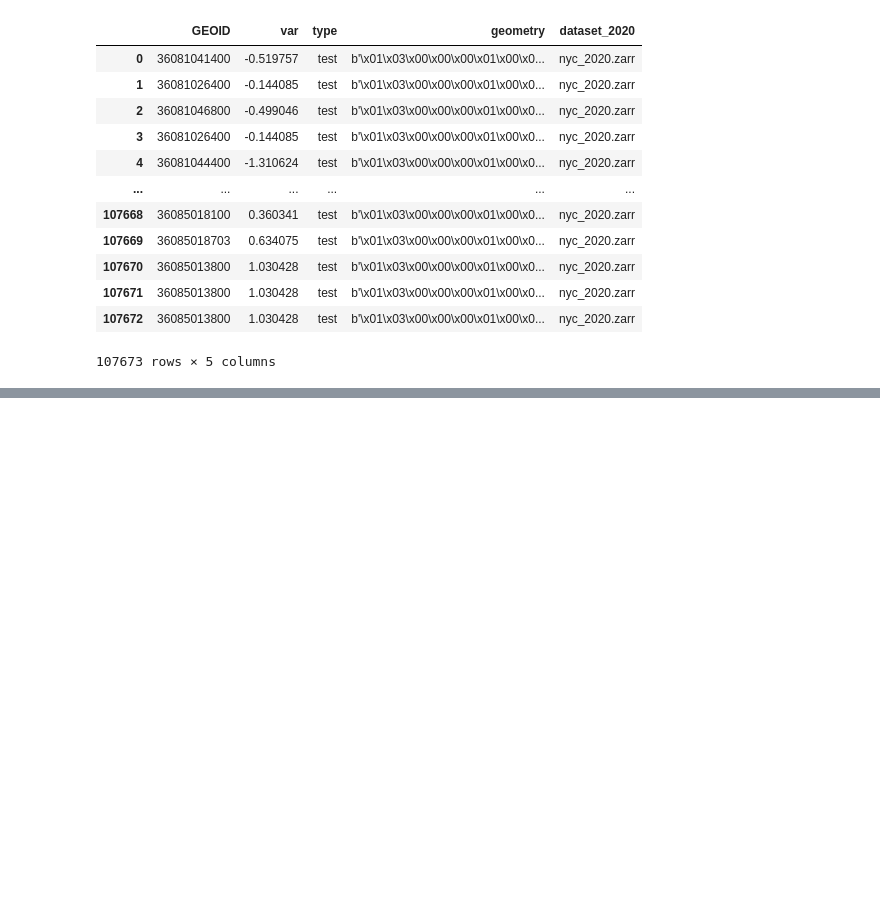
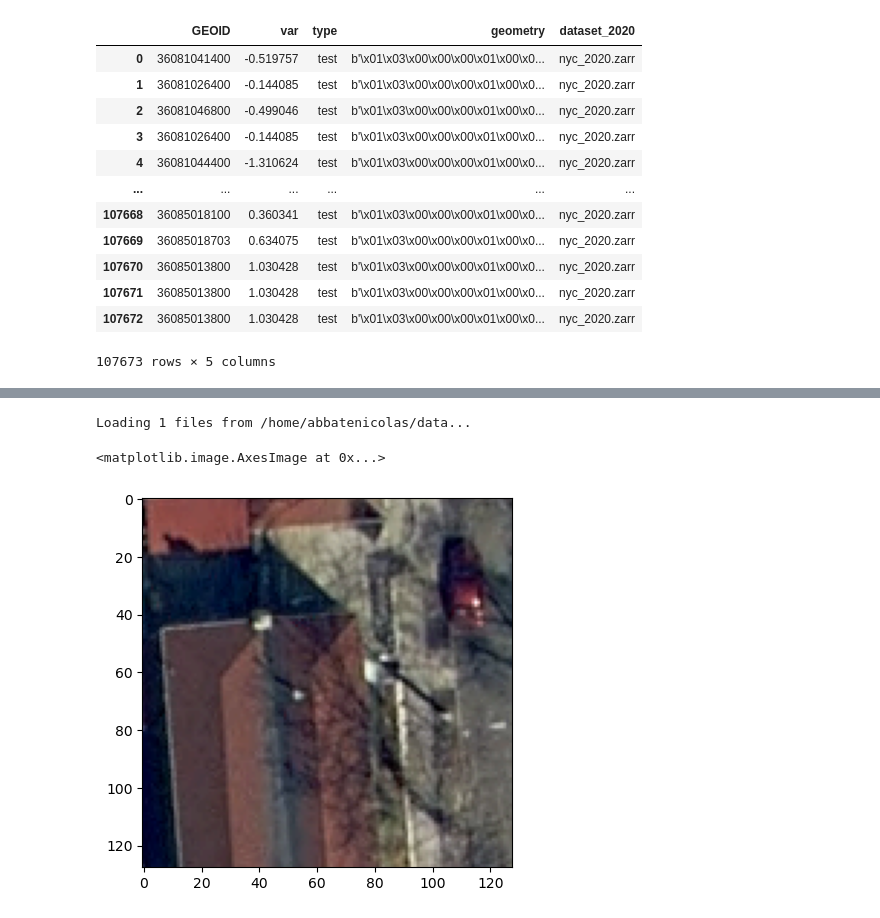
Before and after one commit to Queeno11/ny_state_aerial_imagery_prototype, a Jupyter notebook: notebooks/test.ipynb, the cells around one changed output, grey strips where cells are left out. Saved outputs shown, nothing was run; the diff lists cells and outputs as text; code cells hidden in the pictures; blank space fills up the shorter version.

```diff
--- a/notebooks/test.ipynb
+++ b/notebooks/test.ipynb
@@ -125,0 +168,39 @@ UsageError: Line magic function `%tensorboard` not found.
+# %%
+from src import geo_utils, build_dataset
+import geopandas as gpd
+import pandas as pd
+import numpy as np
+primary_dataset = build_dataset.load_satellite_datasets(year=2016, stretch=False, engine="zarr")[0]
+df_subset = gpd.read_feather(r"/mnt/c/Working Papers/NY State Aerial Imagery Prototype/ny_state_aerial_imagery_prototype/data/processed/train_datasets/effnet_v2S_lr0.0005_size128_y2016_stack1-4_Pooling_train_dataframe.feather")
+i = np.random.randint(0, len(df_subset))
+batch_year = 2016
+nbands = 4
+stacked_images = [1, 4]
+image_size = 128
+resizing_size = 128
+total_bands = len(stacked_images) * nbands
+target_shape = (resizing_size, resizing_size, total_bands)
+
+polygon = df_subset.iloc[i]["geometry"]
+value = df_subset.iloc[i]["var"]
+
+# Logic to get dataset
+dataset_name = df_subset.iloc[i][f"dataset_{batch_year}"]
+link_dataset = primary_dataset[dataset_name]
+
+# RANDOM CROP HAPPENS HERE
+image, _ = geo_utils.stacked_image_from_census_tract(
+    dataset=link_dataset,
+    polygon=polygon,
+    img_size=image_size,
+    n_bands=nbands,
+    stacked_images=stacked_images,
+)
+image, value
+image = np.transpose(image, (1, 2, 0))
+
+plt.imshow(image[..., 0:3])  # first band
+# %% [output]
+Loading 1 files from /home/abbatenicolas/data...
+<matplotlib.image.AxesImage at 0x...>
+[figure, added]
```
Also changed, not shown: parts of 15 cells of this notebook, 10 other files.
